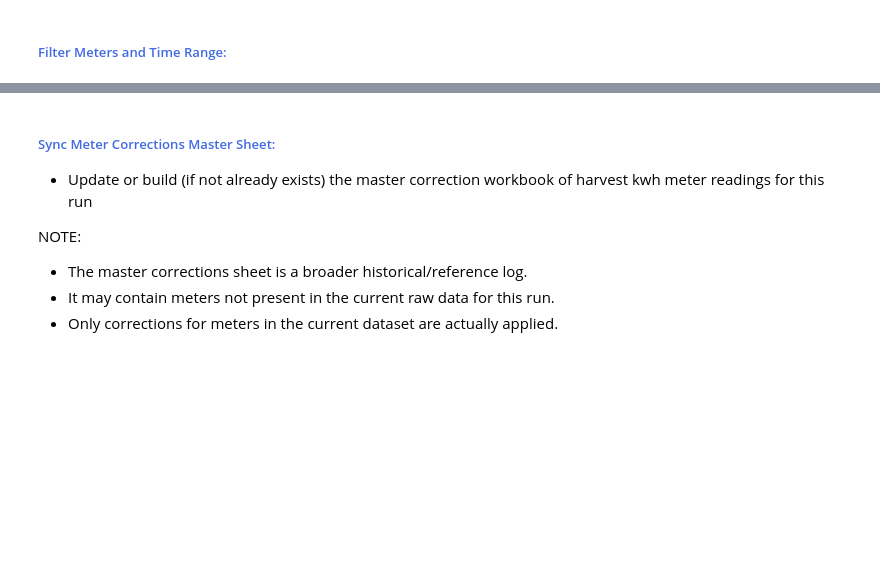
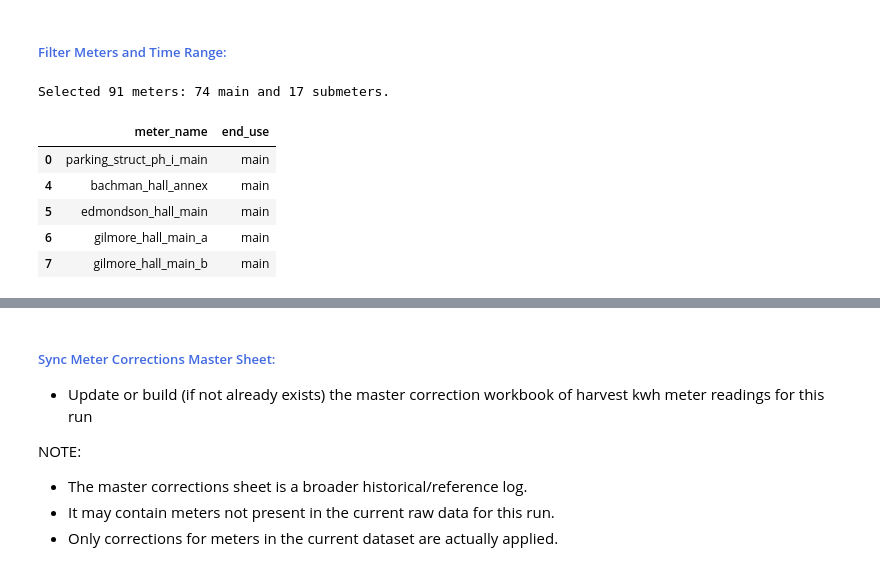
Before and after one commit to uhm-campus-energy/harvest_kwh_prep, a Jupyter notebook: notebooks/1.kwh_end_points_TEST.ipynb, the cells around one changed output, grey strips where cells are left out. Cells and saved outputs as stored; diff of their text form; code cells hidden in the pictures; blank space fills up the shorter version.

```diff
--- a/notebooks/1.kwh_end_points_TEST.ipynb
+++ b/notebooks/1.kwh_end_points_TEST.ipynb
@@ -331,26 +329,73 @@ full_df.head()
 # %% [markdown]
 ##### <span style="color:royalblue">Filter Meters and Time Range:</span>
 # %%
-### Filter One: Retain only main meters and filter out sub and PV meters ###
+### Filter One: Retain only main and sub meters and filter out others and PV meters ###
 
-# Step 1: Read meter info
-meter_info = pd.read_csv(meter_info_file)
+# Read meter info
+meter_info = pd.read_csv(meter_info_file)[["meter_name", "end_use"]].copy()
+meter_info["meter_name"] = (
+    meter_info["meter_name"]
+    .astype("string")
+    .str.strip()
+)
+meter_info["end_use"] = (
+    meter_info["end_use"]
+    .astype("string")
+    .str.strip()
+    .str.lower()
+)
 
-# Step 2: Exclude certain meters first
-all_meters = meter_info['meter_name'].unique()
-non_exc_meters = [m for m in all_meters if m not in meters_excluded]
+selected_meter_info = (
+    meter_info[
+        meter_info["end_use"].isin(["main", "submeter"])
+        & ~meter_info["meter_name"].isin(meters_excluded)
+    ]
+    .drop_duplicates(subset="meter_name", keep="last")
+    .copy()
+)
 
-# Step 3: Get all 'main' meters from non-PV meters
-main_meters_no_exc = meter_info[
-    (meter_info['end_use'] == 'main') &
-    (meter_info['meter_name'].isin(non_exc_meters))]['meter_name'].unique()
+# Keep selected meters that are present in the current Harvest dataframe
+meter_type_by_meter = (
+    selected_meter_info
+    .set_index("meter_name")["end_use"]
+    .to_dict()
+)
 
-# Step 4: Filter full_df to keep only non-PV 'main' meters (plus datetime)
-columns_to_keep = ['datetime'] + list(full_df.columns.intersection(main_meters_no_exc))
-filtered_df = full_df[columns_to_keep]
+selected_meters = [
+    meter_name
+    for meter_name in full_df.columns
+    if meter_name != "datetime"
+    and meter_name in meter_type_by_meter
+]
 
-# Set index as datetime
-filtered_df.set_index('datetime', inplace=True)
+filtered_df = full_df[["datetime"] + selected_meters].copy()
+filtered_df["datetime"] = pd.to_datetime(filtered_df["datetime"])
+filtered_df = filtered_df.set_index("datetime")
+
+selected_counts = pd.Series(
+    [meter_type_by_meter[meter_name] for meter_name in selected_meters],
+    dtype="string",
+).value_counts()
+
+print(
+    f"Selected {len(selected_meters)} meters: "
+    f"{selected_counts.get('main', 0)} main and "
+    f"{selected_counts.get('submeter', 0)} submeters."
+)
+
+# The same map is passed to the plot functions so titles show
+# meter_name [main] or meter_name [submeter]
+selected_meter_info[
+    selected_meter_info["meter_name"].isin(selected_meters)
+].head()
+# %% [output]
+Selected 91 meters: 74 main and 17 submeters.
+|  | meter_name | end_use |
+| 0 | parking_struct_ph_i_main | main |
+| 4 | bachman_hall_annex | main |
+| 5 | edmondson_hall_main | main |
+| 6 | gilmore_hall_main_a | main |
+| 7 | gilmore_hall_main_b | main |
 # %%
 ### Filter Two: Retain only the selected analysis-window data ###
 
```
Also changed, not shown: parts of 8 cells of this notebook, 1 other file.
